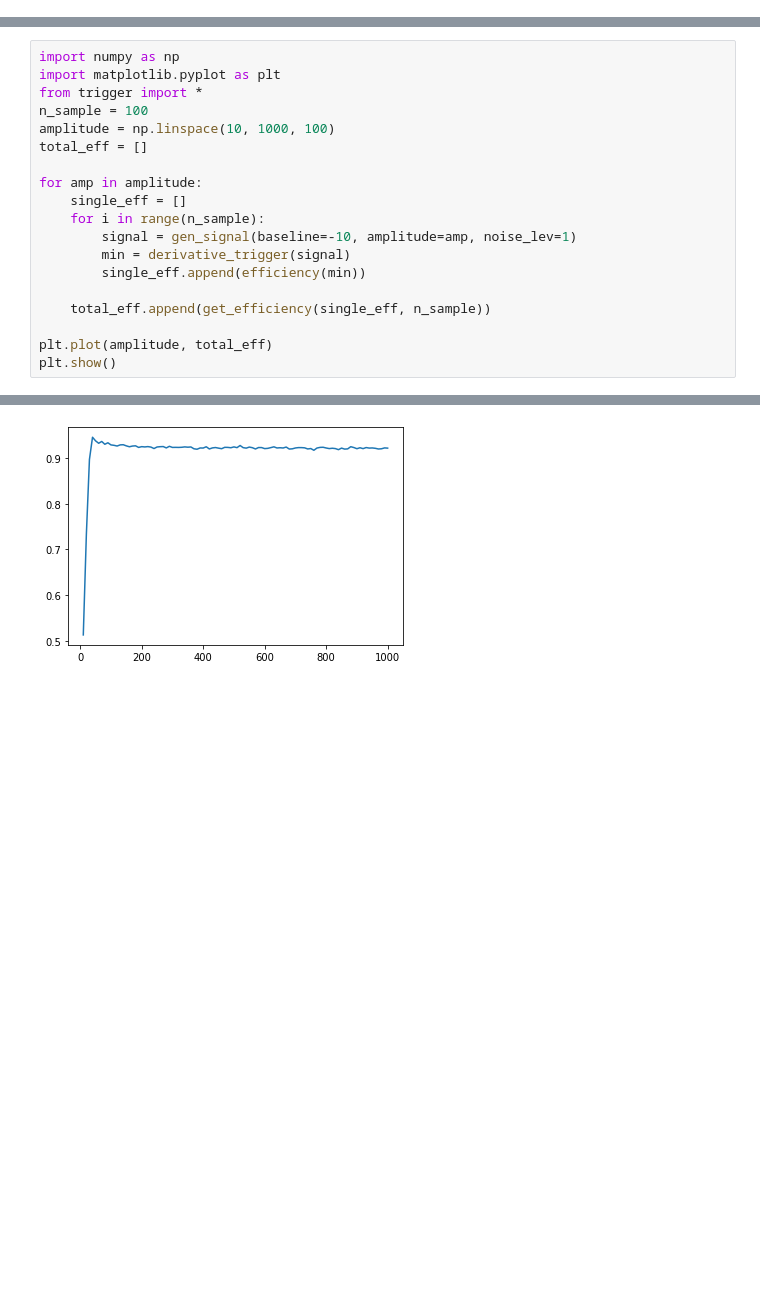
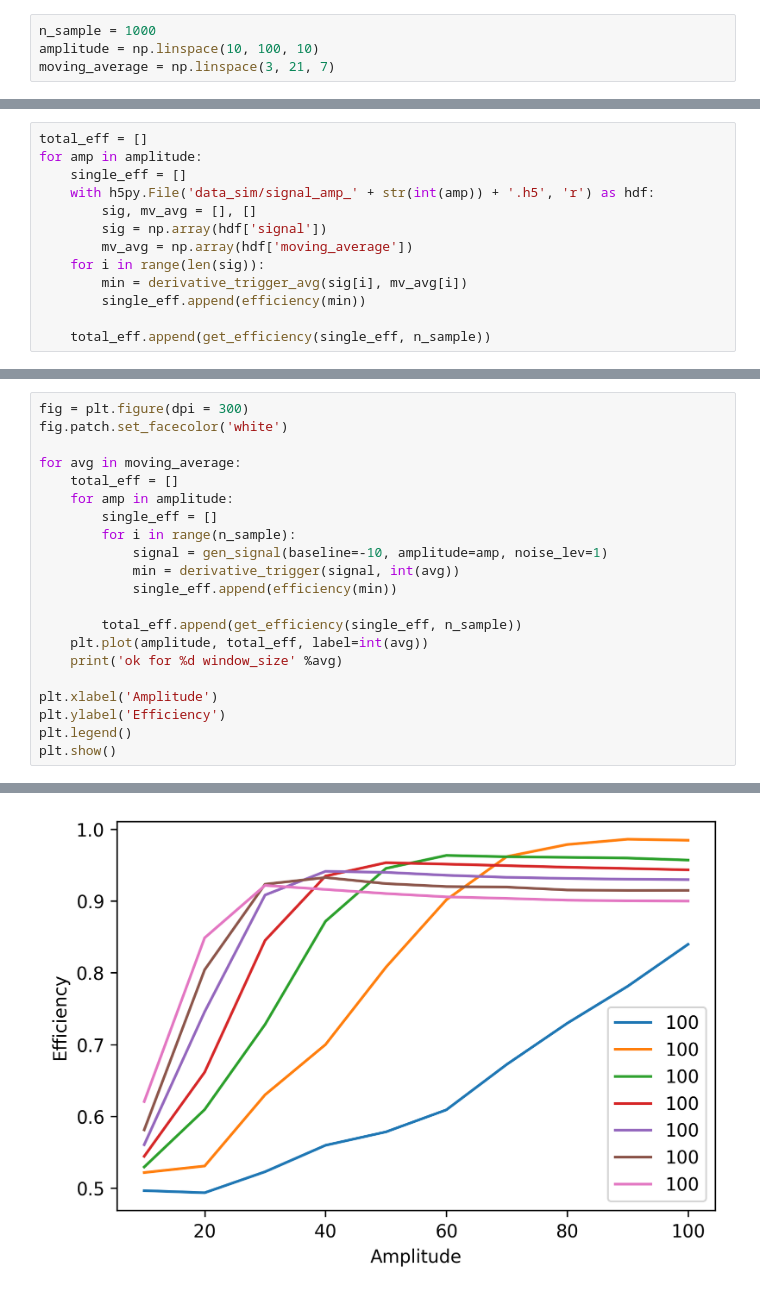
Before and after one commit to biqute/QTLab2122, a Jupyter notebook: SingleIRsource/simulated/efficiency.ipynb, the cells around one changed output, grey strips where cells are left out. Drawn from its saved outputs; the diff is of its cells as text; blank space fills up the shorter version.

Commit message:
derivate_trigger and efficiency plots

```diff
--- a/SingleIRsource/simulated/efficiency.ipynb
+++ b/SingleIRsource/simulated/efficiency.ipynb
@@ -0,0 +6,4 @@
+# %%
+n_sample = 1000
+amplitude = np.linspace(10, 100, 10)
+moving_average = np.linspace(3, 21, 7)
@@ -0,0 +50,13 @@
+# %%
+total_eff = []
+for amp in amplitude:
+    single_eff = []
+    with h5py.File('data_sim/signal_amp_' + str(int(amp)) + '.h5', 'r') as hdf:
+        sig, mv_avg = [], []
+        sig = np.array(hdf['signal'])
+        mv_avg = np.array(hdf['moving_average'])
+    for i in range(len(sig)):
+        min = derivative_trigger_avg(sig[i], mv_avg[i])
+        single_eff.append(efficiency(min))
+
+    total_eff.append(get_efficiency(single_eff, n_sample))
@@ -1,20 +73,22 @@
 # %%
-import numpy as np
-import matplotlib.pyplot as plt
-from trigger import *
-n_sample = 100
-amplitude = np.linspace(10, 1000, 100)
-total_eff = []
+fig = plt.figure(dpi = 300)
+fig.patch.set_facecolor('white')
 
-for amp in amplitude:
-    single_eff = []
-    for i in range(n_sample):
-        signal = gen_signal(baseline=-10, amplitude=amp, noise_lev=1)
-        min = derivative_trigger(signal)
-        single_eff.append(efficiency(min))
+for avg in moving_average:
+    total_eff = []
+    for amp in amplitude:
+        single_eff = []
+        for i in range(n_sample):
+            signal = gen_signal(baseline=-10, amplitude=amp, noise_lev=1)
+            min = derivative_trigger(signal, int(avg))
+            single_eff.append(efficiency(min))
 
-    total_eff.append(get_efficiency(single_eff, n_sample))
+        total_eff.append(get_efficiency(single_eff, n_sample))
+    plt.plot(amplitude, total_eff, label=int(avg))
+    print('ok for %d window_size' %avg)
 
-plt.plot(amplitude, total_eff)
+plt.xlabel('Amplitude')
+plt.ylabel('Efficiency')
+plt.legend()
 plt.show()
 # %% [output]
@@ -38 +102 @@ LLLL
-[figure, old version]
+[figure, new version]
```
Also changed, not shown: parts of 11 cells of this notebook, 35 other files.
